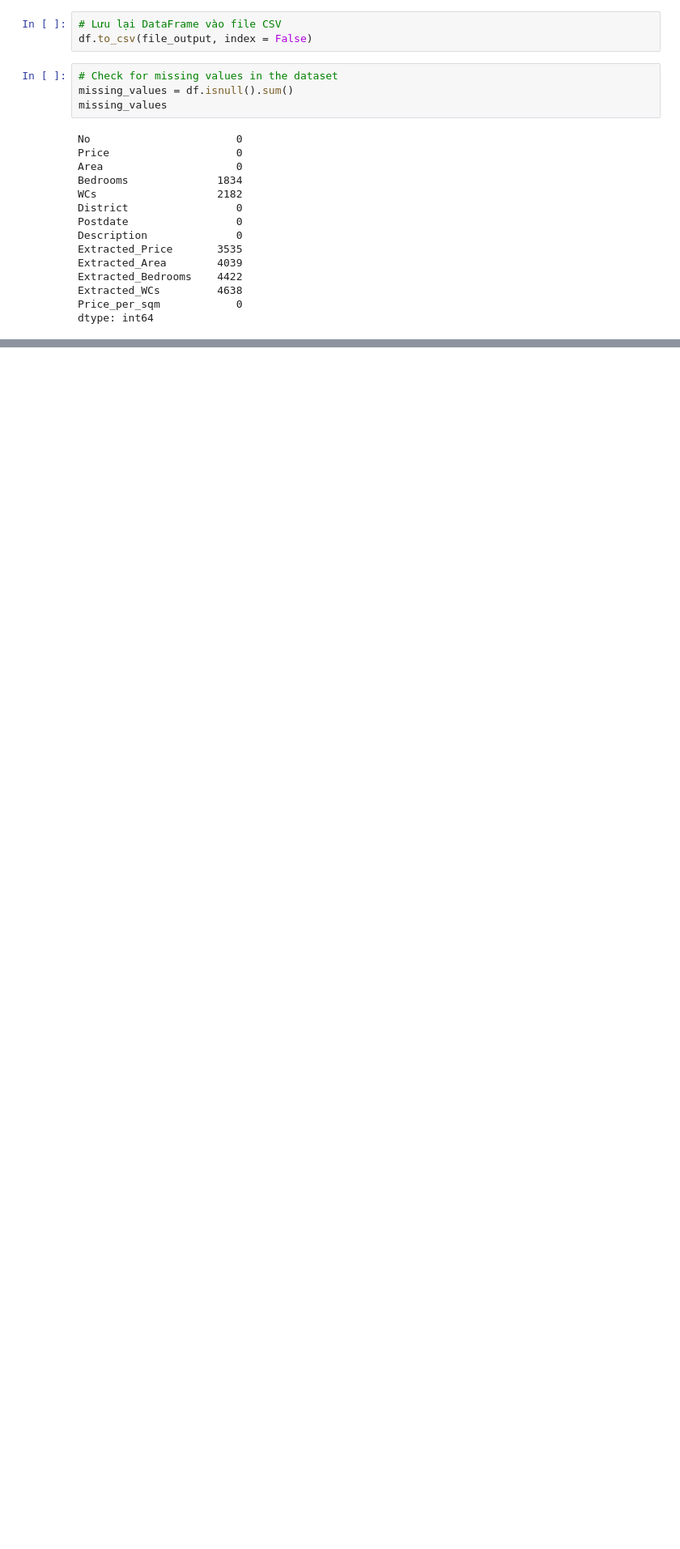
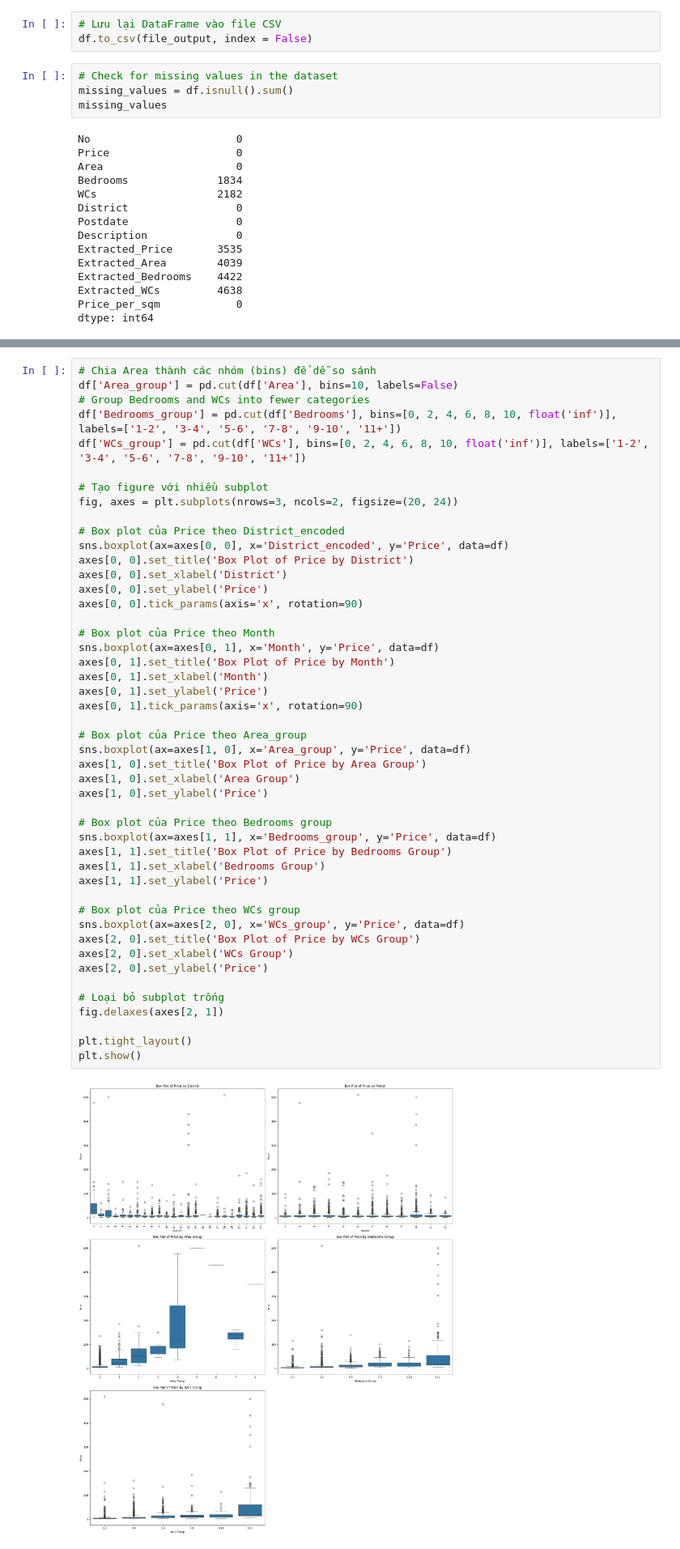
Before and after one commit to vtphatt2/House-Price-Prediction, a Jupyter notebook: DataPreprocessing/data_preprocessing.ipynb, the cells around one changed output, grey strips where cells are left out. Shown at 81% size. Saved outputs shown, nothing was run; the diff lists cells and outputs as text; blank space fills up the shorter version.

```diff
--- a/DataPreprocessing/data_preprocessing.ipynb
+++ b/DataPreprocessing/data_preprocessing.ipynb
@@ -541,0 +805,49 @@ dtype: int64
+# %%
+# Chia Area thành các nhóm (bins) để dễ so sánh
+df['Area_group'] = pd.cut(df['Area'], bins=10, labels=False)
+# Group Bedrooms and WCs into fewer categories
+df['Bedrooms_group'] = pd.cut(df['Bedrooms'], bins=[0, 2, 4, 6, 8, 10, float('inf')], labels=['1-2', '3-4', '5-6', '7-8', '9-10', '11+'])
+df['WCs_group'] = pd.cut(df['WCs'], bins=[0, 2, 4, 6, 8, 10, float('inf')], labels=['1-2', '3-4', '5-6', '7-8', '9-10', '11+'])
+
+# Tạo figure với nhiều subplot
+fig, axes = plt.subplots(nrows=3, ncols=2, figsize=(20, 24))
+
+# Box plot của Price theo District_encoded
+sns.boxplot(ax=axes[0, 0], x='District_encoded', y='Price', data=df)
+axes[0, 0].set_title('Box Plot of Price by District')
+axes[0, 0].set_xlabel('District')
+axes[0, 0].set_ylabel('Price')
+axes[0, 0].tick_params(axis='x', rotation=90)
+
+# Box plot của Price theo Month
+sns.boxplot(ax=axes[0, 1], x='Month', y='Price', data=df)
+axes[0, 1].set_title('Box Plot of Price by Month')
+axes[0, 1].set_xlabel('Month')
+axes[0, 1].set_ylabel('Price')
+axes[0, 1].tick_params(axis='x', rotation=90)
+
+# Box plot của Price theo Area_group
+sns.boxplot(ax=axes[1, 0], x='Area_group', y='Price', data=df)
+axes[1, 0].set_title('Box Plot of Price by Area Group')
+axes[1, 0].set_xlabel('Area Group')
+axes[1, 0].set_ylabel('Price')
+
+# Box plot của Price theo Bedrooms group
+sns.boxplot(ax=axes[1, 1], x='Bedrooms_group', y='Price', data=df)
+axes[1, 1].set_title('Box Plot of Price by Bedrooms Group')
+axes[1, 1].set_xlabel('Bedrooms Group')
+axes[1, 1].set_ylabel('Price')
+
+# Box plot của Price theo WCs group
+sns.boxplot(ax=axes[2, 0], x='WCs_group', y='Price', data=df)
+axes[2, 0].set_title('Box Plot of Price by WCs Group')
+axes[2, 0].set_xlabel('WCs Group')
+axes[2, 0].set_ylabel('Price')
+
+# Loại bỏ subplot trống
+fig.delaxes(axes[2, 1])
+
+plt.tight_layout()
+plt.show()
+# %% [output]
+[figure, added]
```
Also changed, not shown: parts of 24 cells of this notebook, 1 other file.
